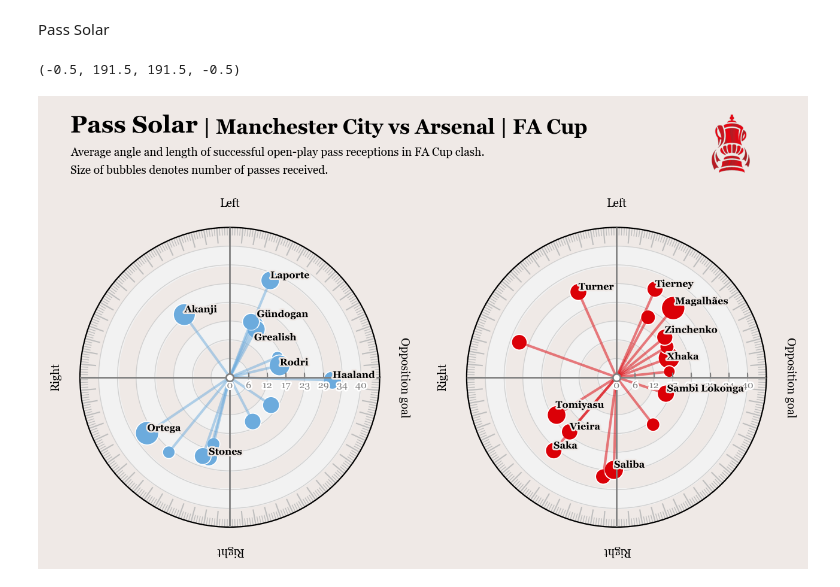
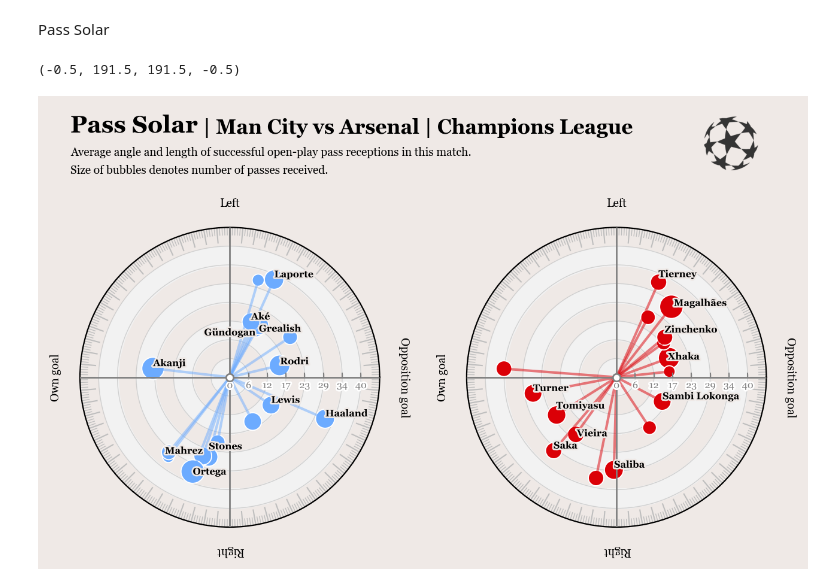
Before and after one commit to argonurcahyo/football-viz, a Jupyter notebook: src/soc/soc.pass.solars.ipynb, the cells around one changed output. Saved outputs shown, nothing was run; the diff lists cells and outputs as text; code cells hidden in the pictures.

Commit message:
whoscored scraper v2

```diff
--- a/src/soc/soc.pass.solars.ipynb
+++ b/src/soc/soc.pass.solars.ipynb
@@ -34,0 +182,8 @@ data['satisfied_events_types'] = [literal_eval(
+# %%
+# scrape match event data
+driver = Driver(browser="chrome")
+d = get_match_events_v2(driver,1705071)
+data = d['data']
+driver.quit()
+
+data['qualifiers'] = [literal_eval(x) for x in data['qualifiers']]
@@ -128,7 +306,7 @@ def plot_fancy_polar(ax):
             text_ = 'Opposition goal'
         elif i == 90:
             text_ = 'Left'
-        elif i == 190:
+        elif i == 180:
             text_ = 'Own goal'
         else:
             text_ = 'Right'
@@ -198,34 +373,45 @@ ar_summary['annotate']=[True if x>ar_summary['num_passes'].quantile(.35) else Fa
 # %%
 fig = plt.figure(dpi=200)
-ax_mc = plt.subplot(1, 2, 1, projection="polar", frameon=True)
-ax_ar = plt.subplot(1, 2, 2, projection="polar", frameon=True)
+ax_home = plt.subplot(1, 2, 1, projection="polar", frameon=True)
+ax_away = plt.subplot(1, 2, 2, projection="polar", frameon=True)
 
-# Man City
-plot_fancy_polar(ax_mc)
+comp = [
+    {'id':47,'name':'Premier League'},
+    {'id':42,'name':'Champions League'}
+]
+idn = 1
+competition_name = comp[idn]['name']
+competition_id = comp[idn]['id']
+
+home_color = '#6CABFF'
+away_color = '#DB0007'
+
+# Home
+plot_fancy_polar(ax_home)
 sns.scatterplot(
-    data=mc_summary,
+    data=home_summary,
     x='angle',
     y='length_pass',
-    color='#6CABDD',
+    color=home_color,
     size='num_passes',
     sizes=(50, 200),
     legend=False,
-    ax=ax_mc,
+    ax=ax_home,
     zorder=2
 )
-ax_mc.set_ylabel(None)
+ax_home.set_ylabel(None)
 texts = []
-annotate_mc = mc_summary[mc_summary['annotate']]
-for index in range(annotate_mc.shape[0]):
-    player_name = annotate_mc['pass_recipient'].iloc[index]
+annotate_home = home_summary[home_summary['annotate']]
+for index in range(annotate_home.shape[0]):
+    player_name = annotate_home['pass_recipient'].iloc[index]
     if len(player_name.split(' ')) > 1:
         player_text = ' '.join(player_name.split(' ')[1:])
     else:
         player_text = player_name
     texts += [
-        ax_mc.text(
-            x=annotate_mc['angle'].iloc[index],
-            y=annotate_mc['length_pass'].iloc[index],
+        ax_home.text(
+            x=annotate_home['angle'].iloc[index],
+            y=annotate_home['length_pass'].iloc[index],
             s=f"{player_text}",
             path_effects=[
                 path_effects.Stroke(
@@ -240,32 +426,32 @@ for index in range(annotate_mc.shape[0]):
         )
     ]
 
-for index,length in enumerate(mc_summary['length_pass']):
-    ax_mc.plot(
-        [0,mc_summary['angle'].iloc[index]],
+for index,length in enumerate(home_summary['length_pass']):
+    ax_home.plot(
+        [0,home_summary['angle'].iloc[index]],
         [0,length],
         zorder=2,
         alpha=.5,
-        color='#6CABDD'
+        color=home_color
     )
-adjust_text(texts,precision=5.25,expand_text=(.5,4),ax=ax_mc)
+adjust_text(texts,precision=5.25,expand_text=(.5,4),ax=ax_home)
 
 # Arsenal
-plot_fancy_polar(ax_ar)
+plot_fancy_polar(ax_away)
 sns.scatterplot(
-    data=ar_summary,
+    data=away_summary,
     x='angle',
     y='length_pass',
-    color='#DB0007',
+    color=away_color,
     size='num_passes',
     sizes=(50, 200),
     legend=False,
-    ax=ax_ar,
+    ax=ax_away,
     zorder=2
 )
-ax_ar.set_ylabel(None)
+ax_away.set_ylabel(None)
 texts = []
-annotate_ar = ar_summary[ar_summary['annotate']]
+annotate_ar = away_summary[away_summary['annotate']]
 for index in range(annotate_ar.shape[0]):
     player_name = annotate_ar['pass_recipient'].iloc[index]
     if len(player_name.split(' ')) > 1:
@@ -273,7 +459,7 @@ for index in range(annotate_ar.shape[0]):
     else:
         player_text = player_name
     texts += [
-        ax_ar.text(
+        ax_away.text(
             x=annotate_ar['angle'].iloc[index],
             y=annotate_ar['length_pass'].iloc[index],
             s=f"{player_text}",
@@ -290,48 +476,48 @@ for index in range(annotate_ar.shape[0]):
         )
     ]
 
-for index,length in enumerate(ar_summary['length_pass']):
-    ax_ar.plot(
-        [0,ar_summary['angle'].iloc[index]],
+for index,length in enumerate(away_summary['length_pass']):
+    ax_away.plot(
+        [0,away_summary['angle'].iloc[index]],
         [0,length],
         zorder=2,
         alpha=.5,
-        color='#DB0007'
+        color=away_color
     )
-adjust_text(texts,precision=5.25,expand_text=(.5,4),ax=ax_ar)
+adjust_text(texts,precision=5.25,expand_text=(.5,4),ax=ax_away)
 
 plt.subplots_adjust(wspace=.25,hspace=-.5)
 
 fig_text(
     x=.12,
     y=1.14,
-    s='<Pass Solar> | Manchester City vs Arsenal | FA Cup',
+    s=f"<Pass Solar> | {d['home_name']} vs {d['away_name']} | {competition_name}",
     family='Georgia',
     ha='left',
     va='center',
     weight='bold',
     size='large',
     highlight_textprops=[{'weight':'bold','size':'x-large'}]
 )
 
 fig_text(
     x=.12,
     y=1.05,
-    s='Average angle and length of successful open-play pass receptions in FA Cup clash.\nSize of bubbles denotes number of passes received.',
+    s='Average angle and length of successful open-play pass receptions in this match.\nSize of bubbles denotes number of passes received.',
     family='Georgia',
     ha='left',
     va='center',
     size='x-small'
 )
 
 image_ax = fig.add_axes(
     [.78,1.02,.15,.15],
     fc='None'
 )
-fotmob_url = 'https://images.fotmob.com/image_resources/logo/leaguelogo/132.png'
+fotmob_url = f'https://images.fotmob.com/image_resources/logo/leaguelogo/{competition_id}.png'
 club_icon = Image.open(urllib.request.urlopen(f'{fotmob_url}'))
 image_ax.imshow(club_icon)
 image_ax.axis('off')
 # %% [output]
 (-0.5, 191.5, 191.5, -0.5)
-[figure, old version]
+[figure, new version]
```
Also changed, not shown: parts of 13 cells of this notebook, 2 other files.
